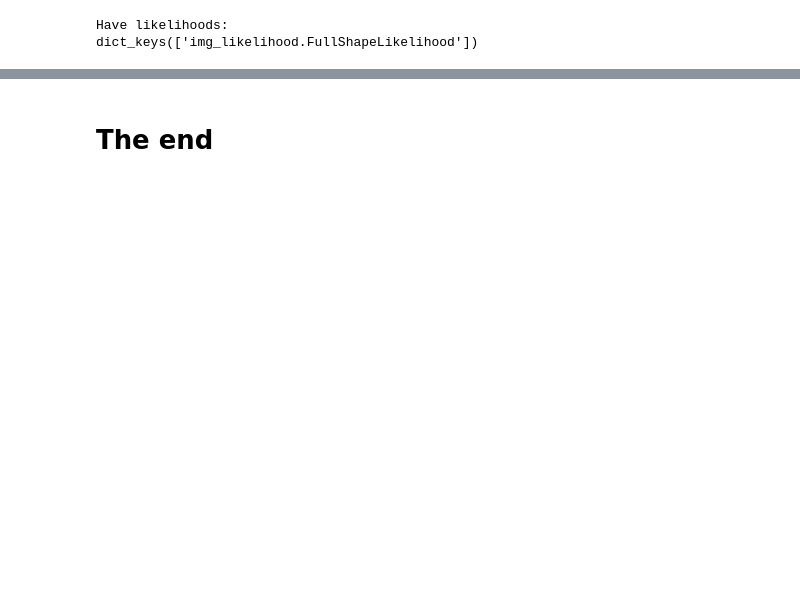
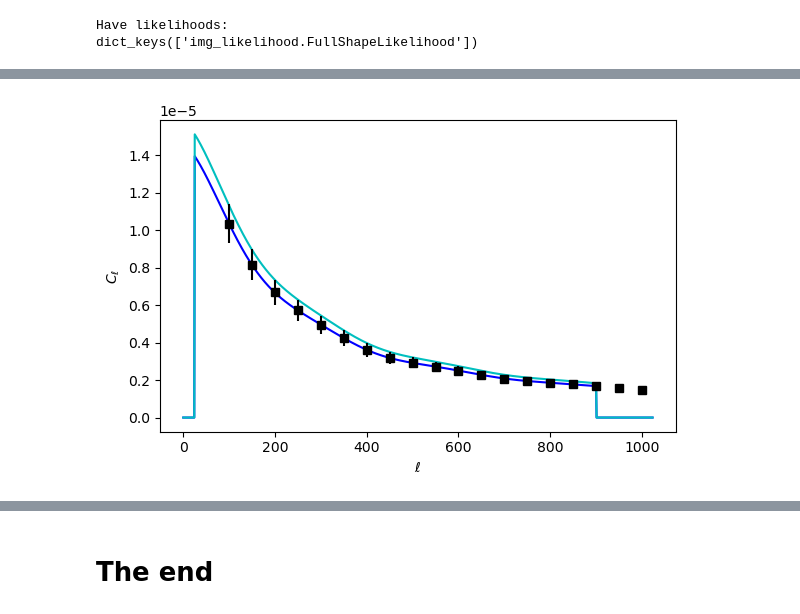
Before and after one commit to martinjameswhite/AnalyzeLAE, a Jupyter notebook: Cobaya/ViewChain.ipynb, the cells around one changed output, grey strips where cells are left out. Cells and saved outputs as stored; diff of their text form; code cells hidden in the pictures; blank space fills up the shorter version.

Commit message:
Look at fits.

```diff
--- a/Cobaya/ViewChain.ipynb
+++ b/Cobaya/ViewChain.ipynb
@@ -192,3 +197,30 @@ LogPosterior(logpost=-45.760881227907454, logpriors=[-45.76046576749481], loglik
+# %%
+fig,ax = plt.subplots(1,1,figsize=(6,4))
+thy = model.likelihood['img_likelihood.FullShapeLikelihood'].thy
+ell = model.likelihood['img_likelihood.FullShapeLikelihood'].ells
+cls = model.likelihood['img_likelihood.FullShapeLikelihood'].cls
+cov = model.likelihood['img_likelihood.FullShapeLikelihood'].cov
+err = np.sqrt(np.diag(cov))
+err[err>1e5]=0
+#
+# Now set all the higher order terms to zero to see how it looks.
+pars = {}
+for k in model.parameterization.sampled_params():
+    pars[k] = 0.0
+for k in ['b1','SN0']:
+    pars[k] = cc[k][ii]
+mm = model.logposterior(pars)
+lin= model.likelihood['img_likelihood.FullShapeLikelihood'].thy
+#
+ax.plot(np.arange(thy.size),thy,'b-')
+ax.plot(np.arange(thy.size),lin,'c-')
+ax.errorbar(ell,cls,yerr=err,fmt='s',color='k')
+#
+ax.set_xlabel(r'$\ell$')
+ax.set_ylabel(r'$C_\ell$')
+plt.tight_layout()
+# %% [output]
+[figure, added]
 # %%
 # This tidies up after ourselves, frees up memory, etc.
 model.close()
```
Also changed, not shown: parts of 10 cells of this notebook.
